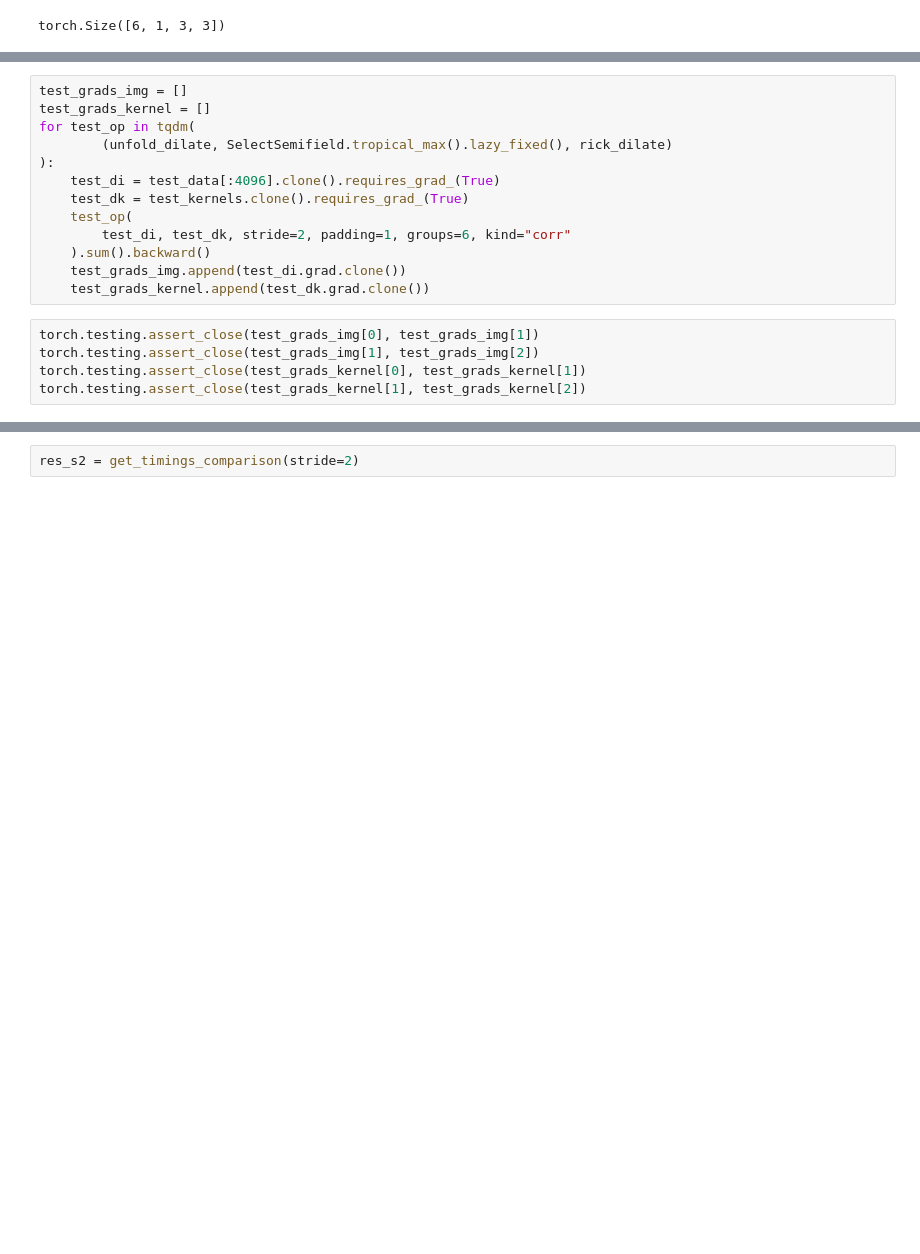
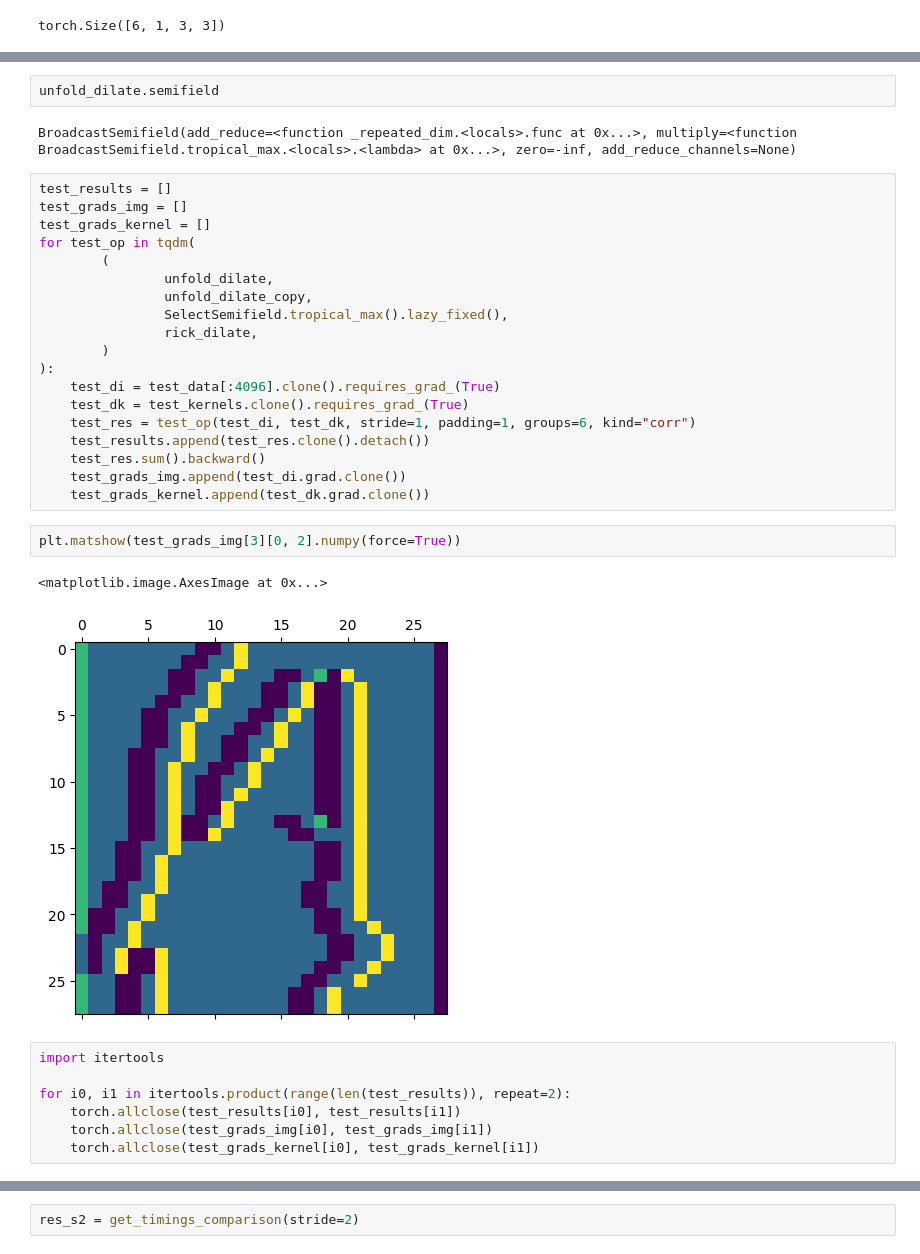
Before and after one commit to p-adema/quadratic-conv, a Jupyter notebook: scratch/timings.ipynb, the cells around one changed output, grey strips where cells are left out. Saved outputs shown, nothing was run; the diff lists cells and outputs as text; blank space fills up the shorter version.

```diff
--- a/scratch/timings.ipynb
+++ b/scratch/timings.ipynb
@@ -68,21 +70,38 @@ plt.imshow(
+# %%
+unfold_dilate.semifield
+# %% [output]
+BroadcastSemifield(add_reduce=<function _repeated_dim.<locals>.func at 0x...>, multiply=<function BroadcastSemifield.tropical_max.<locals>.<lambda> at 0x...>, zero=-inf, add_reduce_channels=None)
 # %%
+test_results = []
 test_grads_img = []
 test_grads_kernel = []
 for test_op in tqdm(
-        (unfold_dilate, SelectSemifield.tropical_max().lazy_fixed(), rick_dilate)
+        (
+                unfold_dilate,
+                unfold_dilate_copy,
+                SelectSemifield.tropical_max().lazy_fixed(),
+                rick_dilate,
+        )
 ):
     test_di = test_data[:4096].clone().requires_grad_(True)
     test_dk = test_kernels.clone().requires_grad_(True)
-    test_op(
-        test_di, test_dk, stride=2, padding=1, groups=6, kind="corr"
-    ).sum().backward()
+    test_res = test_op(test_di, test_dk, stride=1, padding=1, groups=6, kind="corr")
+    test_results.append(test_res.clone().detach())
+    test_res.sum().backward()
     test_grads_img.append(test_di.grad.clone())
     test_grads_kernel.append(test_dk.grad.clone())
+# %%
+plt.matshow(test_grads_img[3][0, 2].numpy(force=True))
+# %% [output]
+<matplotlib.image.AxesImage at 0x...>
+[figure, added]
 # %%
-torch.testing.assert_close(test_grads_img[0], test_grads_img[1])
-torch.testing.assert_close(test_grads_img[1], test_grads_img[2])
-torch.testing.assert_close(test_grads_kernel[0], test_grads_kernel[1])
-torch.testing.assert_close(test_grads_kernel[1], test_grads_kernel[2])
+import itertools
+
+for i0, i1 in itertools.product(range(len(test_results)), repeat=2):
+    torch.allclose(test_results[i0], test_results[i1])
+    torch.allclose(test_grads_img[i0], test_grads_img[i1])
+    torch.allclose(test_grads_kernel[i0], test_grads_kernel[i1])
 # %%
 def get_timings_comparison(
         n_loops: int = 1_000,
```
Also changed, not shown: parts of 15 cells of this notebook, 26 other files.
